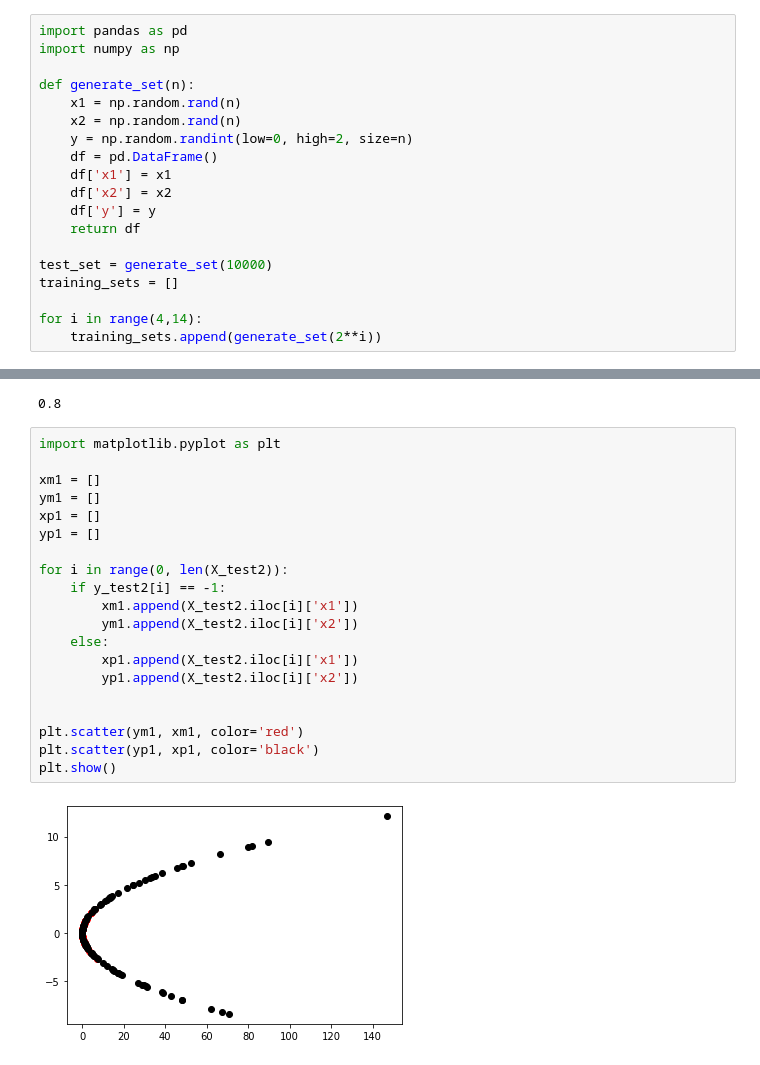
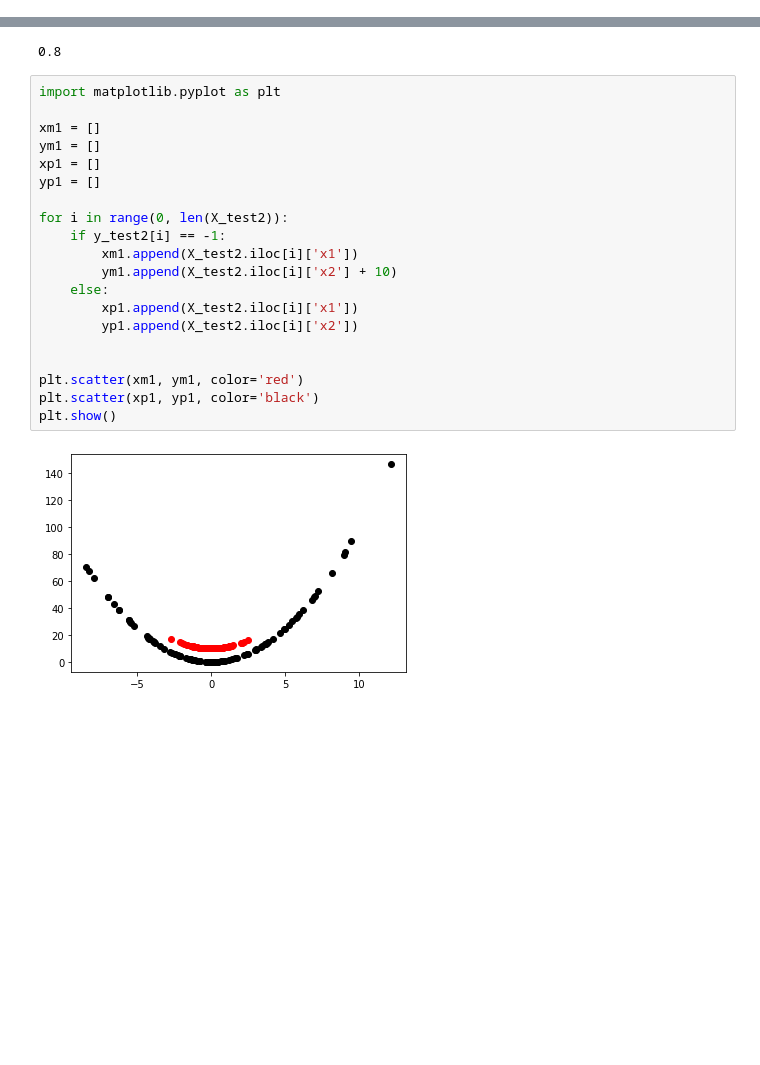
Before and after one commit to enricobu96/iml-exercises, a Jupyter notebook: set2/code.ipynb, the cells around one changed output, grey strips where cells are left out. Cells and saved outputs as stored; diff of their text form; blank space fills up the shorter version.

```diff
--- a/set2/code.ipynb
+++ b/set2/code.ipynb
@@ -144,22 +144,3 @@ Name: 9, dtype: float64
 [figure]
 # %% [markdown]
 # Problem 11
-# %%
-import pandas as pd
-import numpy as np
-
-def generate_set(n):
-    x1 = np.random.rand(n)
-    x2 = np.random.rand(n)
-    y = np.random.randint(low=0, high=2, size=n)
-    df = pd.DataFrame()
-    df['x1'] = x1
-    df['x2'] = x2
-    df['y'] = y
-    return df
-
-test_set = generate_set(10000)
-training_sets = []
-
-for i in range(4,14):
-    training_sets.append(generate_set(2**i))
@@ -261,22 +382,22 @@ clf.score(X_test2, y_test2)
 # %%
 import matplotlib.pyplot as plt
 
 xm1 = []
 ym1 = []
 xp1 = []
 yp1 = []
 
 for i in range(0, len(X_test2)):
     if y_test2[i] == -1:
         xm1.append(X_test2.iloc[i]['x1'])
-        ym1.append(X_test2.iloc[i]['x2'])
+        ym1.append(X_test2.iloc[i]['x2'] + 10)
     else:
         xp1.append(X_test2.iloc[i]['x1'])
         yp1.append(X_test2.iloc[i]['x2'])
 
 
-plt.scatter(ym1, xm1, color='red')
-plt.scatter(yp1, xp1, color='black')
+plt.scatter(xm1, ym1, color='red')
+plt.scatter(xp1, yp1, color='black')
 plt.show()
 # %% [output]
-[figure, old version]
+[figure, new version]
```
Also changed, not shown: parts of 6 cells of this notebook, 9 other files.
